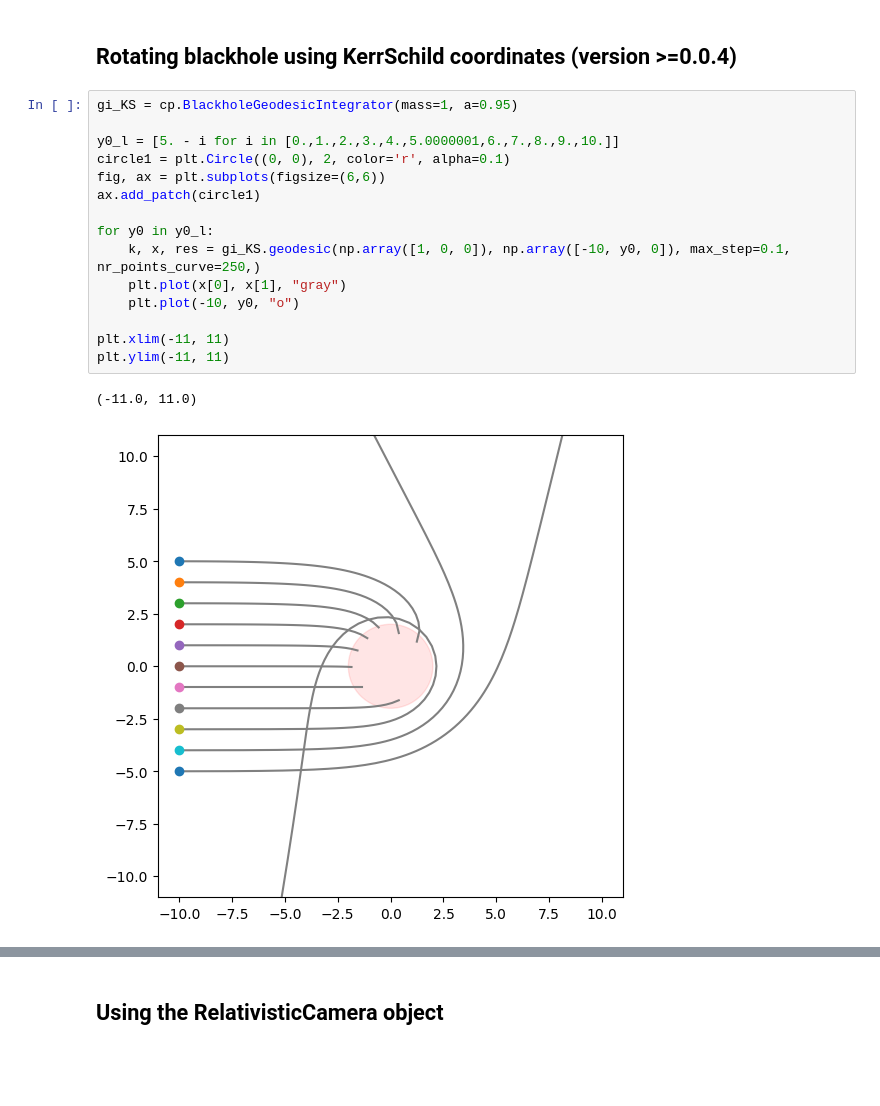
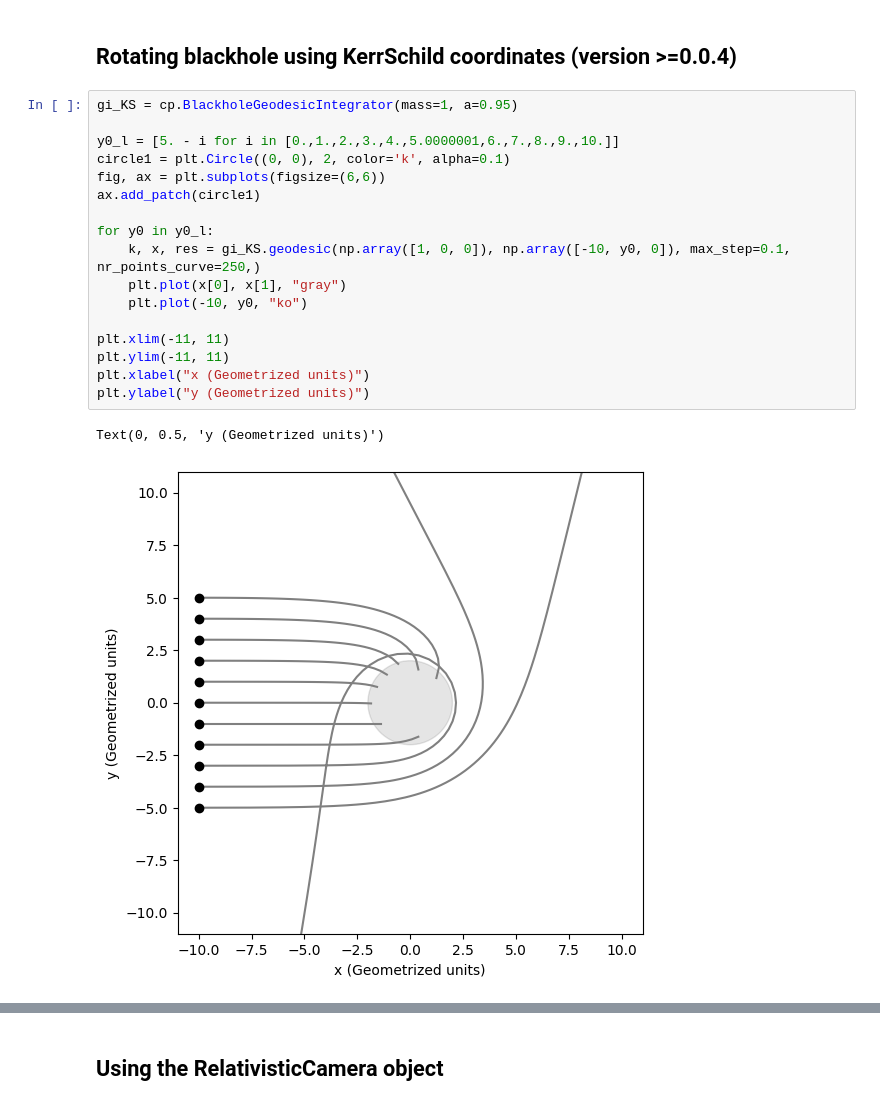
Before and after one commit to bldevries/curvedpy, a Jupyter notebook: tutorials/Tutorial_1_calc_geodesic.ipynb, the cells around one changed output, grey strips where cells are left out. Saved outputs shown, nothing was run; the diff lists cells and outputs as text; blank space fills up the shorter version.

```diff
--- a/tutorials/Tutorial_1_calc_geodesic.ipynb
+++ b/tutorials/Tutorial_1_calc_geodesic.ipynb
@@ -118,18 +165,20 @@ Time per photon: 0.0102 sec
 # %%
 gi_KS = cp.BlackholeGeodesicIntegrator(mass=1, a=0.95)
 
 y0_l = [5. - i for i in [0.,1.,2.,3.,4.,5.0000001,6.,7.,8.,9.,10.]]
-circle1 = plt.Circle((0, 0), 2, color='r', alpha=0.1)
+circle1 = plt.Circle((0, 0), 2, color='k', alpha=0.1)
 fig, ax = plt.subplots(figsize=(6,6))
 ax.add_patch(circle1)
 
 for y0 in y0_l:
     k, x, res = gi_KS.geodesic(np.array([1, 0, 0]), np.array([-10, y0, 0]), max_step=0.1, nr_points_curve=250,)
     plt.plot(x[0], x[1], "gray")
-    plt.plot(-10, y0, "o")
+    plt.plot(-10, y0, "ko")
 
 plt.xlim(-11, 11)
 plt.ylim(-11, 11)
+plt.xlabel("x (Geometrized units)")
+plt.ylabel("y (Geometrized units)")
 # %% [output]
-(-11.0, 11.0)
+Text(0, 0.5, 'y (Geometrized units)')
-[figure, old version]
+[figure, new version]
```
Also changed, not shown: parts of 7 cells of this notebook, 1 other file.
